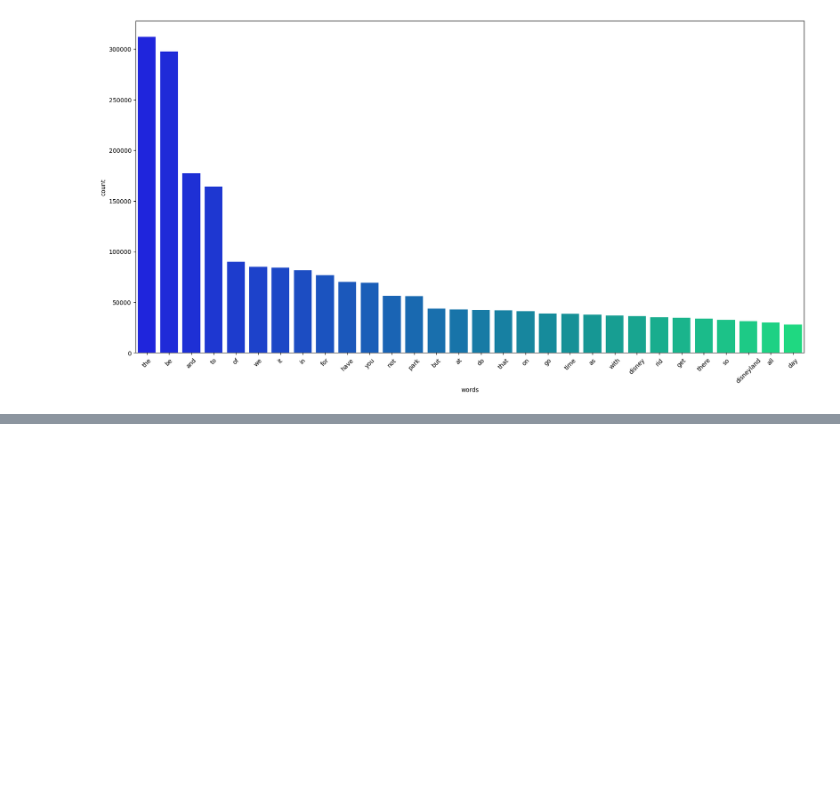
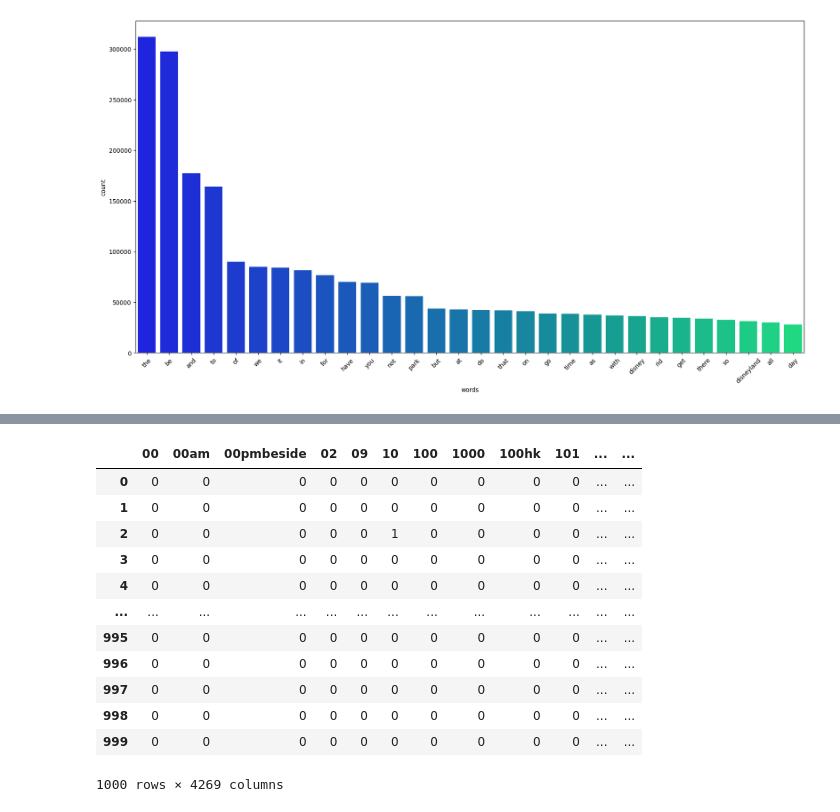
Before and after one commit to angelaaaateng/ftw_python, a Jupyter notebook: NLP_Basics_B8.ipynb, the cells around one changed output, grey strips where cells are left out. Drawn from its saved outputs; the diff is of its cells as text; code cells hidden in the pictures; blank space fills up the shorter version.

```diff
--- a/NLP_Basics_B8.ipynb
+++ b/NLP_Basics_B8.ipynb
@@ -510,0 +545,33 @@ plt.xticks(rotation=45);
+# %%
+# 1. Extract the text data from the DataFrame
+text_data = reviews['Review_Clean'].head(1000)
+# note that doing this for really large datasets may not be manageable
+# we could then use other text / word representation techniques
+
+# 2. Initialize the CountVectorizer
+count_vectorizer = CountVectorizer()
+
+# 3. Fit and transform the text data using CountVectorizer
+bow_representation = count_vectorizer.fit_transform(text_data)
+
+# 4. Convert the BoW matrix to a DataFrame
+bow_df = pd.DataFrame(bow_representation.toarray(), columns=count_vectorizer.get_feature_names_out())
+
+# 5. (Optional) Add the BoW DataFrame to your original DataFrame
+df_with_bow = pd.concat([reviews, bow_df], axis=1)
+# %%
+bow_df
+# %% [output]
+|  | 00 | 00am | 00pmbeside | 02 | 09 | 10 | 100 | 1000 | 100hk | 101 | ... | ... |
+| 0 | 0 | 0 | 0 | 0 | 0 | 0 | 0 | 0 | 0 | 0 | ... | ... |
+| 1 | 0 | 0 | 0 | 0 | 0 | 0 | 0 | 0 | 0 | 0 | ... | ... |
+| 2 | 0 | 0 | 0 | 0 | 0 | 1 | 0 | 0 | 0 | 0 | ... | ... |
+| 3 | 0 | 0 | 0 | 0 | 0 | 0 | 0 | 0 | 0 | 0 | ... | ... |
+| 4 | 0 | 0 | 0 | 0 | 0 | 0 | 0 | 0 | 0 | 0 | ... | ... |
+| ... | ... | ... | ... | ... | ... | ... | ... | ... | ... | ... | ... | ... |
+| 995 | 0 | 0 | 0 | 0 | 0 | 0 | 0 | 0 | 0 | 0 | ... | ... |
+| 996 | 0 | 0 | 0 | 0 | 0 | 0 | 0 | 0 | 0 | 0 | ... | ... |
+| 997 | 0 | 0 | 0 | 0 | 0 | 0 | 0 | 0 | 0 | 0 | ... | ... |
+| 998 | 0 | 0 | 0 | 0 | 0 | 0 | 0 | 0 | 0 | 0 | ... | ... |
+| 999 | 0 | 0 | 0 | 0 | 0 | 0 | 0 | 0 | 0 | 0 | ... | ... |
+1000 rows × 4269 columns
```
Also changed, not shown: parts of 5 cells of this notebook.
